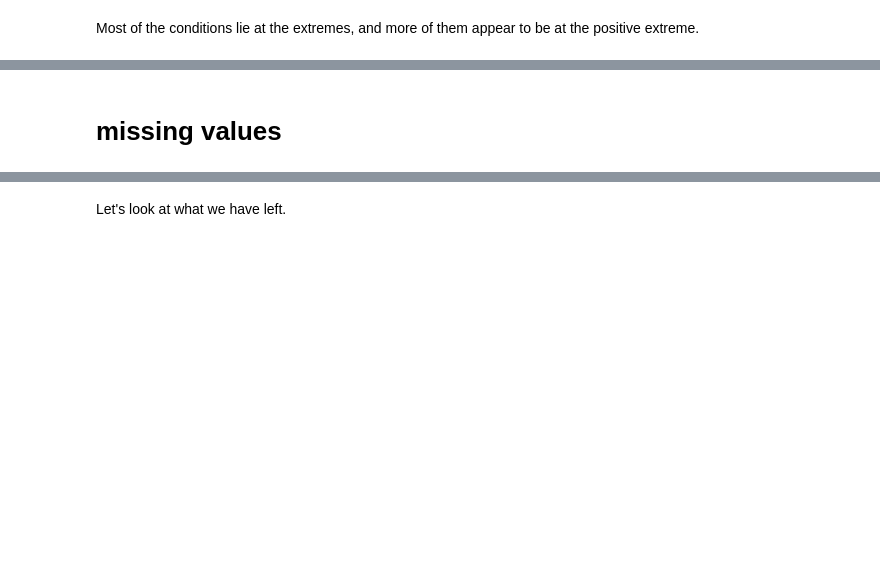
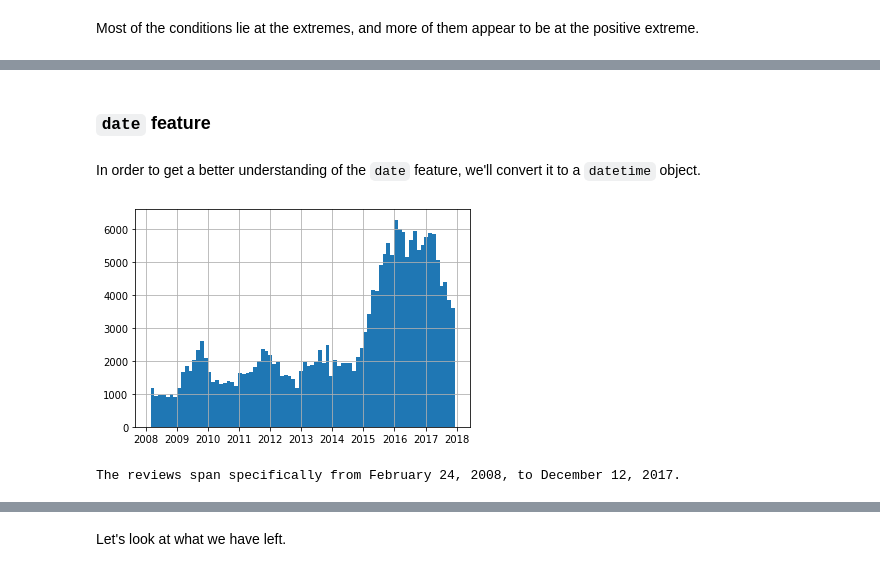
Before and after one commit to aarongalbraith/flatiron-phase5-project, a Jupyter notebook: notebooks/project_notebook.ipynb, the cells around one changed output, grey strips where cells are left out. Drawn from its saved outputs; the diff is of its cells as text; code cells hidden in the pictures; blank space fills up the shorter version.

```diff
--- a/notebooks/project_notebook.ipynb
+++ b/notebooks/project_notebook.ipynb
@@ -185,4 +309,0 @@ There's probably a datetime method for this, but the following will produce mont
-# %%
-df['month'] = df.date.apply(lambda x: re.split(r'\W+', x)[0])
-df['day'] = df.date.apply(lambda x: int(re.split(r'\W+', x)[1]))
-df['year'] = df.date.apply(lambda x: int(re.split(r'\W+', x)[2]))
@@ -246,2 +310,17 @@ df.review = df.review.apply(lambda x: contractions.fix(html.unescape(x)))
-# %% [markdown]
-# missing values
+# %% [markdown]
+### `date` feature
+# %% [markdown]
+In order to get a better understanding of the `date` feature, we'll convert it to a `datetime` object.
+# %%
+df['datetime'] = df.date.apply(lambda x: datetime.strptime(x, '%B %d, %Y'))
+# %%
+df.datetime.hist(bins=80);
+# %% [output]
+[figure, added]
+# %%
+start_date = df.datetime.min().strftime('%B %d, %Y')
+end_date = df.datetime.max().strftime('%B %d, %Y')
+
+print('The reviews span specifically from', start_date+',', 'to', end_date+'.')
+# %% [output]
+The reviews span specifically from February 24, 2008, to December 12, 2017.
```
Also changed, not shown: parts of 216 cells of this notebook, 3 other files.
